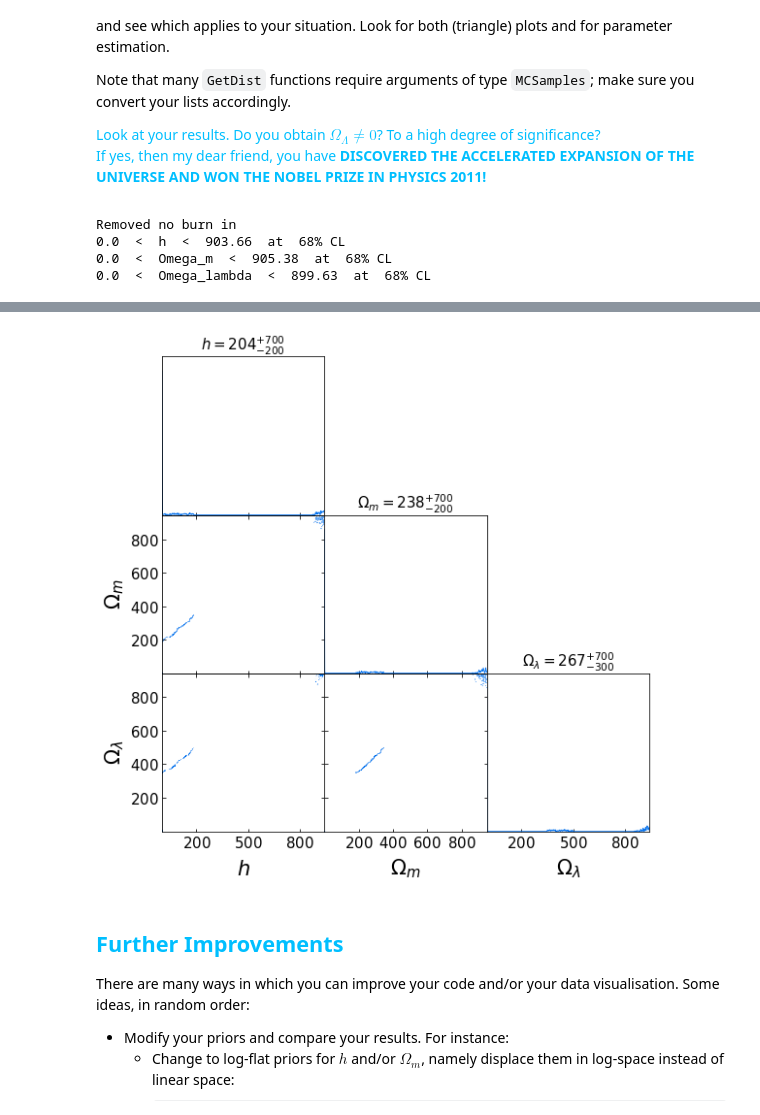
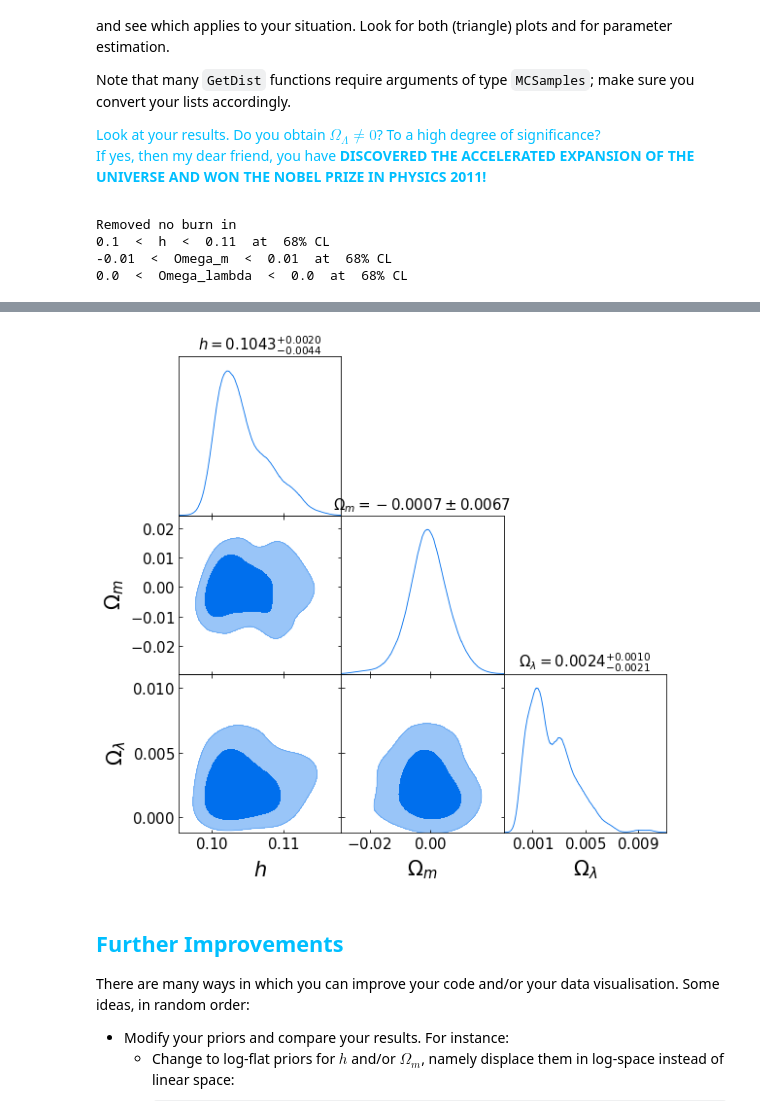
Before and after one commit to JulietteMaes01/PRA3024-MSP, a Jupyter notebook: JM_PRA3024_2022_Week_4_COSMOLOGY.ipynb, the cells around one changed output, grey strips where cells are left out. Cells and saved outputs as stored; diff of their text form; code cells hidden in the pictures; some formulas as TeX source.

```diff
--- a/JM_PRA3024_2022_Week_4_COSMOLOGY.ipynb
+++ b/JM_PRA3024_2022_Week_4_COSMOLOGY.ipynb
@@ -392,6 +387,10 @@ print('Format: h, Omega_m , Omega_L')
 omega_m_old = 0.0 #
 omega_L_old = 0.0
 h_old = 0.1
+
+list_omL = []
+list_omM = []
+list_h = []
 
 parameters_old = (h_old, omega_m_old, omega_L_old)
 
@@ -429,6 +428,10 @@ for i in range(N_steps):
     param = np.array([[i, h_new, omega_m_new, omega_L_new, chi_new]])
     param_list = np.append(param_list, param, axis = 0)
 
+    list_omL.append(omega_L_new)
+    list_omM.append(omega_m_new)
+    list_h.append(h_new)
+
     step += 1
 
   #update parameters
@@ -495,7 +498,13 @@ my_labels = [r'h', r'\Omega_m', r'\Omega_\lambda']
 my_names = ['h', 'Omega_m', 'Omega_lambda']
 my_dim = 3 # The number of variables we're plotting
 
-my_samples = np.array([param_list]) # This creates a higher-dimensional array with all our data,
+#get the values
+value1 = np.array(list_h)
+value2 = np.array(list_omL)
+value3 = np.array(list_omM)
+
+# my_samples = np.array([param_list])
+my_samples = np.array([value1, value2, value3]) # This creates a higher-dimensional array with all our data,
 my_samples = np.transpose(np.reshape(my_samples,(my_dim,int(my_samples.size/my_dim)))) # and this reshapes it in a convenient form...
 samples1 = MCSamples(samples = my_samples, labels = my_labels, names = my_names) # ... to create an "MCSamples" data type, which GetDist can use
 
@@ -515,6 +524,6 @@ j.settings.axes_fontsize = 16
 j.triangle_plot(samples1, filled = True, title_limit=1)
 # %% [output]
 Removed no burn in
-0.0  <  h  <  903.66  at  68% CL
-0.0  <  Omega_m  <  905.38  at  68% CL
-0.0  <  Omega_lambda  <  899.63  at  68% CL
+0.1  <  h  <  0.11  at  68% CL
+-0.01  <  Omega_m  <  0.01  at  68% CL
+0.0  <  Omega_lambda  <  0.0  at  68% CL
@@ -536,4 +530,4 @@ WARNING:root:fine_bins_2D not large enough for optimal density: Omega_m, Omega_l
-[figure, old version]
+[figure, new version]
 # %%
 #the graph is definitely not great...
 # %% [markdown]
```
Also changed, not shown: parts of 4 cells of this notebook.
